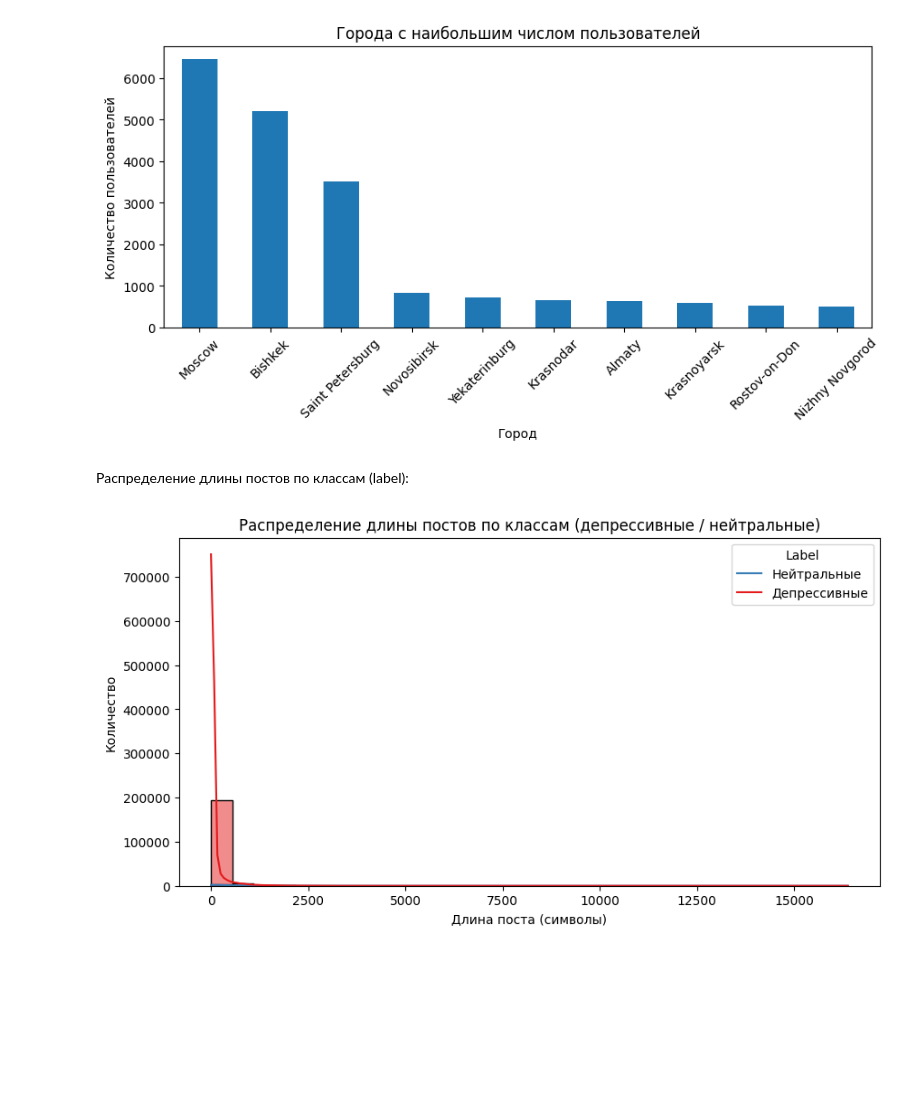
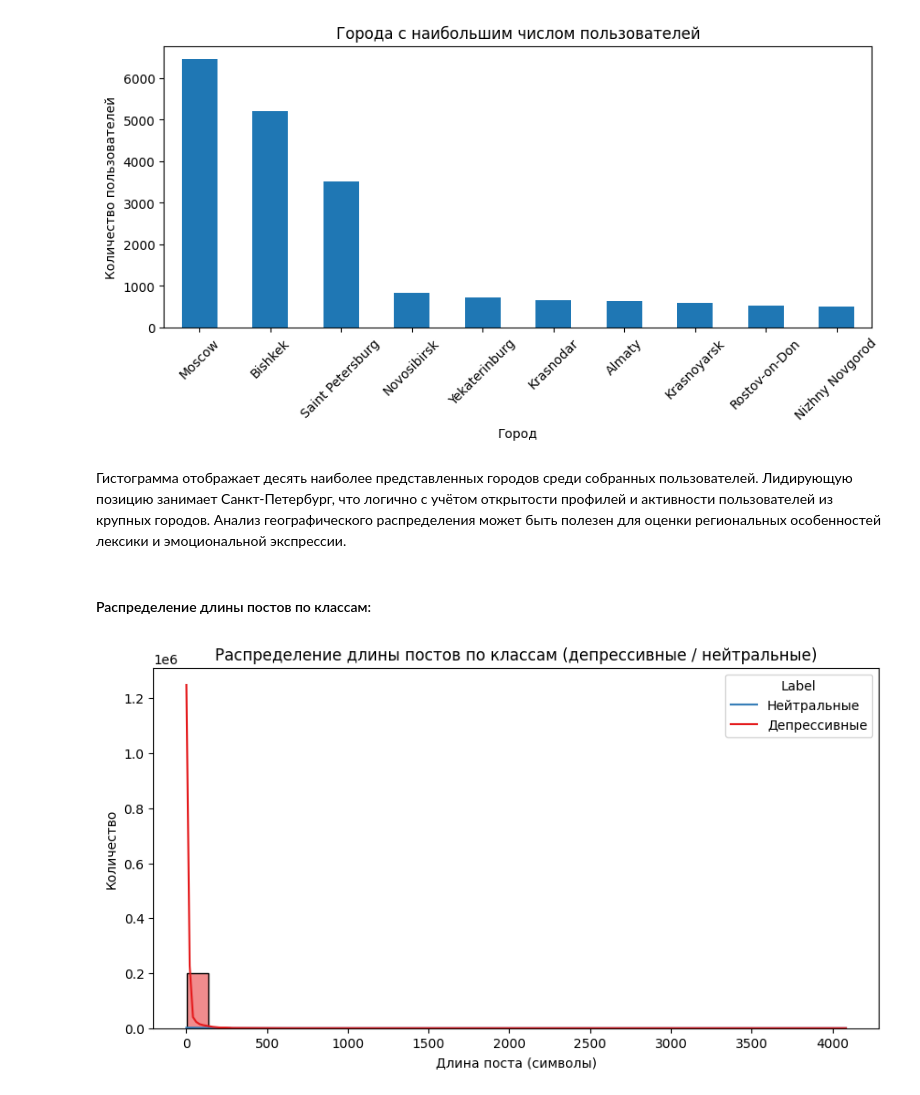
Before and after one commit to johnneon/crawler_of_depressive_context, a Jupyter notebook: data_analyze.ipynb, the cells around one changed output. Cells and saved outputs as stored; diff of their text form; code cells hidden in the pictures; blank space fills up the shorter version.

```diff
--- a/data_analyze.ipynb
+++ b/data_analyze.ipynb
@@ -114,16 +104,18 @@ plt.xticks(rotation=45)
 plt.show()
 # %% [output]
 [figure]
+# %% [markdown]
+Гистограмма отображает десять наиболее представленных городов среди собранных пользователей. Лидирующую позицию занимает Санкт-Петербург, что логично с учётом открытости профилей и активности пользователей из крупных городов. Анализ географического распределения может быть полезен для оценки региональных особенностей лексики и эмоциональной экспрессии.
 # %% [markdown]
-Распределение длины постов по классам (label):
+#### Распределение длины постов по классам:
 # %%
 plt.figure(figsize=(10, 5))
 sns.histplot(data=df_posts.merge(df_users[["user_id", "label"]], on="user_id"),
-             x="text_length", hue="label", bins=30, kde=True, palette="Set1")
+             x="word_count", hue="label", bins=30, kde=True, palette="Set1")
 plt.title("Распределение длины постов по классам (депрессивные / нейтральные)")
 plt.xlabel("Длина поста (символы)")
 plt.ylabel("Количество")
 plt.legend(title="Label", labels=["Нейтральные", "Депрессивные"])
 plt.show()
 # %% [output]
-[figure, old version]
+[figure, new version]
```
Also changed, not shown: parts of 30 cells of this notebook.
